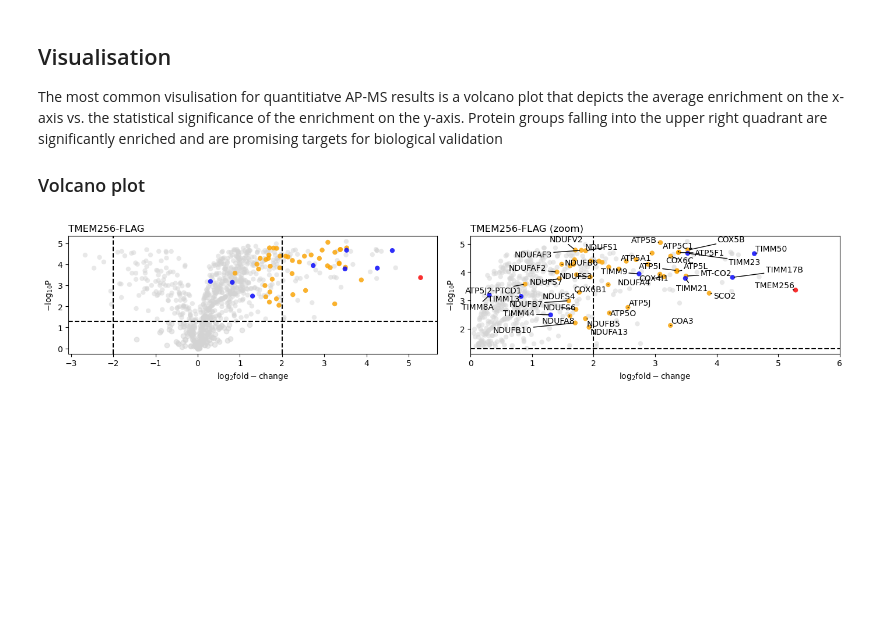
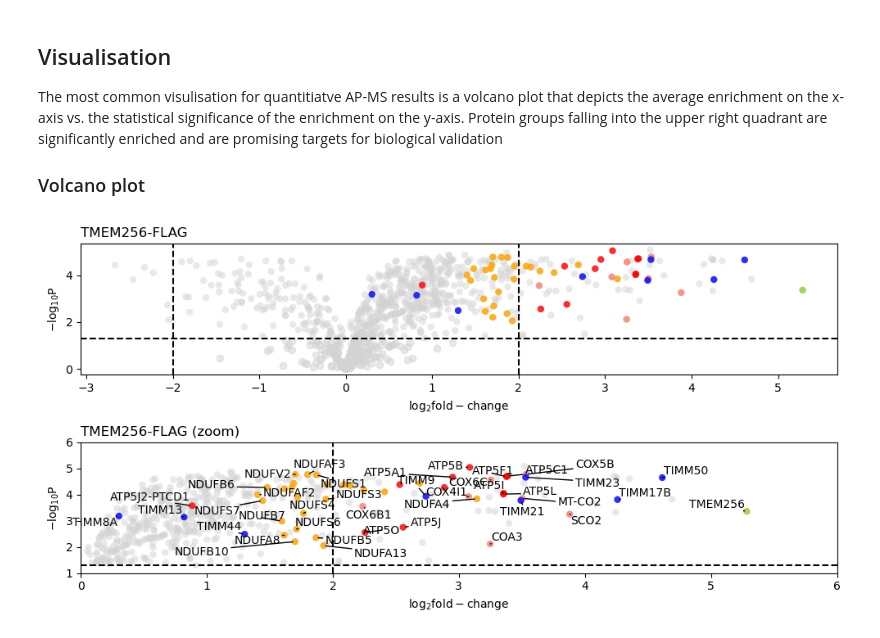
Before and after one commit to ag-warscheid/MitochondrialInteractomeChapter, a Jupyter notebook: 01_ap-ms.ipynb, the cells around one changed output. Saved outputs shown, nothing was run; the diff lists cells and outputs as text; code cells hidden in the pictures; blank space fills up the shorter version.

```diff
--- a/01_ap-ms.ipynb
+++ b/01_ap-ms.ipynb
@@ -255,14 +255,25 @@ The most common visulisation for quantitiatve AP-MS results is a volcano plot th
 Protein groups falling into the upper right quadrant are significantly enriched and are promising targets for biological validation
 ### Volcano plot
 # %%
-fig, axs = plt.subplots(nrows=1, ncols=2, figsize=(14, 3))
+fig, axs = plt.subplots(nrows=2, ncols=1, figsize=(10, 5))
 
 # this is the index of the bait protein
 highlight_bait = pg[pg["Gene names"].str.contains("TMEM256", na=False)].index
 
 # these are proteins associated with specififc biological processes that we want top hightlight in the plot
-oxphos = ["COX6", "COX5B", "ATP5", "COX4", "SCO2", "MT-CO2", "COA3", "NDUF"]
-highlight_oxphos = pg[pg["Gene names"].str.contains("|".join(oxphos), na=False)].index
+complex1 = ["NDUF"]
+complex4 = ["COA3", "MT-CO2", "SCO2", "COX4", "COX5B", "COX6"]
+complex5 = ["ATP5"]
+
+highlight_complex1 = pg[
+    pg["Gene names"].str.contains("|".join(complex1), na=False)
+].index
+highlight_complex4 = pg[
+    pg["Gene names"].str.contains("|".join(complex4), na=False)
+].index
+highlight_complex5 = pg[
+    pg["Gene names"].str.contains("|".join(complex5), na=False)
+].index
 
 protein_import = ["TIMM"]
 highlight_import = pg[
@@ -272,8 +283,10 @@ highlight_import = pg[
 # this are the appearances of the three groups
 kwargs_highlight = [
     {"color": "orange", "edgecolor": "none"},
+    {"color": "salmon", "edgecolor": "none"},
+    {"color": "red", "edgecolor": "none"},
     {"color": "blue", "edgecolor": "none"},
-    {"color": "red", "edgecolor": "none"},
+    {"color": "yellowgreen", "edgecolor": "none"},
 ]
 
 # this wrapper function produces the actual volcano plot
@@ -287,7 +300,13 @@ vis.volcano(
     kwargs_p_sig={"color": "lightgrey", "edgecolor": "none"},
     kwargs_log_fc_sig={"color": "lightgrey", "edgecolor": "none"},
     show_legend=False,
-    highlight=[highlight_oxphos, highlight_import, highlight_bait],
+    highlight=[
+        highlight_complex1,
+        highlight_complex4,
+        highlight_complex5,
+        highlight_import,
+        highlight_bait,
+    ],
     kwargs_highlight=kwargs_highlight,
     ax=axs[0],
     show_caption=False,
@@ -298,38 +317,51 @@ vis.volcano(
 zoom = pg[(pg["logFC_limma"] > 0) & (pg["adj.P.Val_limma"] < 0.05)]
 
 # these are the same highlight indices but now for the zoomed subset
-highlight_oxphos = zoom[
-    zoom["Gene names"].str.contains("|".join(oxphos), na=False)
+highlight_complex1 = zoom[
+    zoom["Gene names"].str.contains("|".join(complex1), na=False)
+].index
+highlight_complex4 = zoom[
+    zoom["Gene names"].str.contains("|".join(complex4), na=False)
+].index
+highlight_complex5 = zoom[
+    zoom["Gene names"].str.contains("|".join(complex5), na=False)
 ].index
 
 highlight_import = zoom[
     zoom["Gene names"].str.contains("|".join(protein_import), na=False)
 ].index
 
 # this is the zoomed volcano plot
 vis.volcano(
     zoom,
     log_fc_colname="logFC_limma",
     p_colname="adj.P.Val_limma",
     log_fc_thresh=2,
     annotate="highlight",  # annotate the highlighted proteins
     kwargs_both_sig={"color": "lightgrey", "edgecolor": "none"},
     kwargs_p_sig={"color": "lightgrey", "edgecolor": "none"},
     kwargs_log_fc_sig={"color": "lightgrey", "edgecolor": "none"},
     show_legend=False,
-    highlight=[highlight_oxphos, highlight_import, highlight_bait],
+    highlight=[
+        highlight_complex1,
+        highlight_complex4,
+        highlight_complex5,
+        highlight_import,
+        highlight_bait,
+    ],
     kwargs_highlight=kwargs_highlight,
     ax=axs[1],
     show_caption=False,
     annotate_colname="Gene names first",  # use the Gene names first column for the annotation
     title="TMEM256-FLAG (zoom)",
 )
 
 axs[1].set_xlim(0, 6)
+axs[1].set_ylim(1, 6)
 
 plt.tight_layout()
 
 plt.savefig("apms_fig4.pdf")
 plt.show()
 # %% [output]
-[figure, old version]
+[figure, new version]
```
Also changed, not shown: 4 other files.
